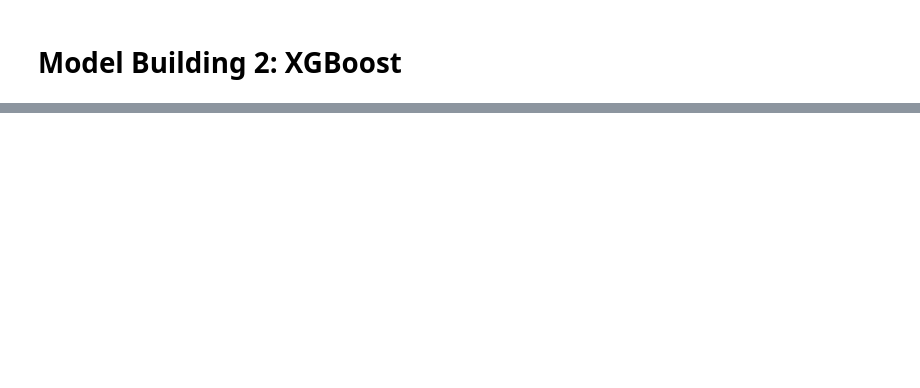
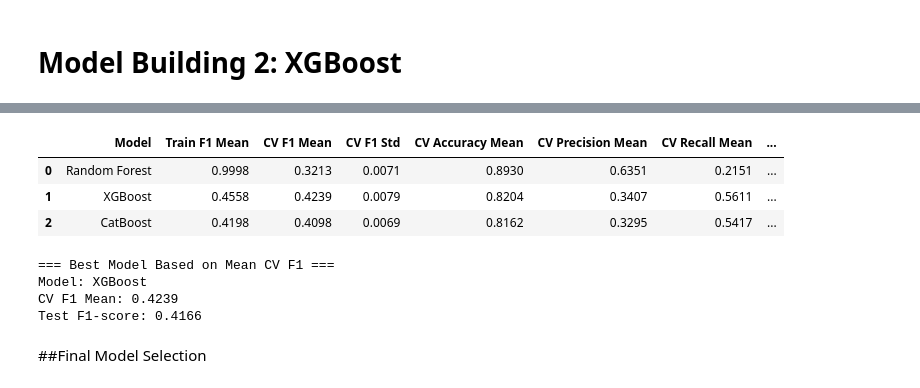
Before and after one commit to VannisaLaowongkot/Road-Accident-Risk-Prediction-Project, a Jupyter notebook: 2019.ipynb, the cells around one changed output, grey strips where cells are left out. Saved outputs shown, nothing was run; the diff lists cells and outputs as text; code cells hidden in the pictures; blank space fills up the shorter version.

```diff
--- a/2019.ipynb
+++ b/2019.ipynb
@@ -1106,0 +2307,26 @@ plt.show()
+# %%
+comparison_df = cv_df.merge(
+    evaluation_df,
+    on="Model",
+    how="left"
+)
+
+display(comparison_df.round(4))
+
+best_model = comparison_df.loc[comparison_df["CV F1 Mean"].idxmax()]
+
+print("=== Best Model Based on Mean CV F1 ===")
+print("Model:", best_model["Model"])
+print("CV F1 Mean:", round(best_model["CV F1 Mean"], 4))
+print("Test F1-score:", round(best_model["F1-score"], 4))
+# %% [output]
+|  | Model | Train F1 Mean | CV F1 Mean | CV F1 Std | CV Accuracy Mean | CV Precision Mean | CV Recall Mean | ... |
+| 0 | Random Forest | 0.9998 | 0.3213 | 0.0071 | 0.8930 | 0.6351 | 0.2151 | ... |
+| 1 | XGBoost | 0.4558 | 0.4239 | 0.0079 | 0.8204 | 0.3407 | 0.5611 | ... |
+| 2 | CatBoost | 0.4198 | 0.4098 | 0.0069 | 0.8162 | 0.3295 | 0.5417 | ... |
+=== Best Model Based on Mean CV F1 ===
+Model: XGBoost
+CV F1 Mean: 0.4239
+Test F1-score: 0.4166
+# %% [markdown]
+##Final Model Selection
```
Also changed, not shown: parts of 72 cells of this notebook.
